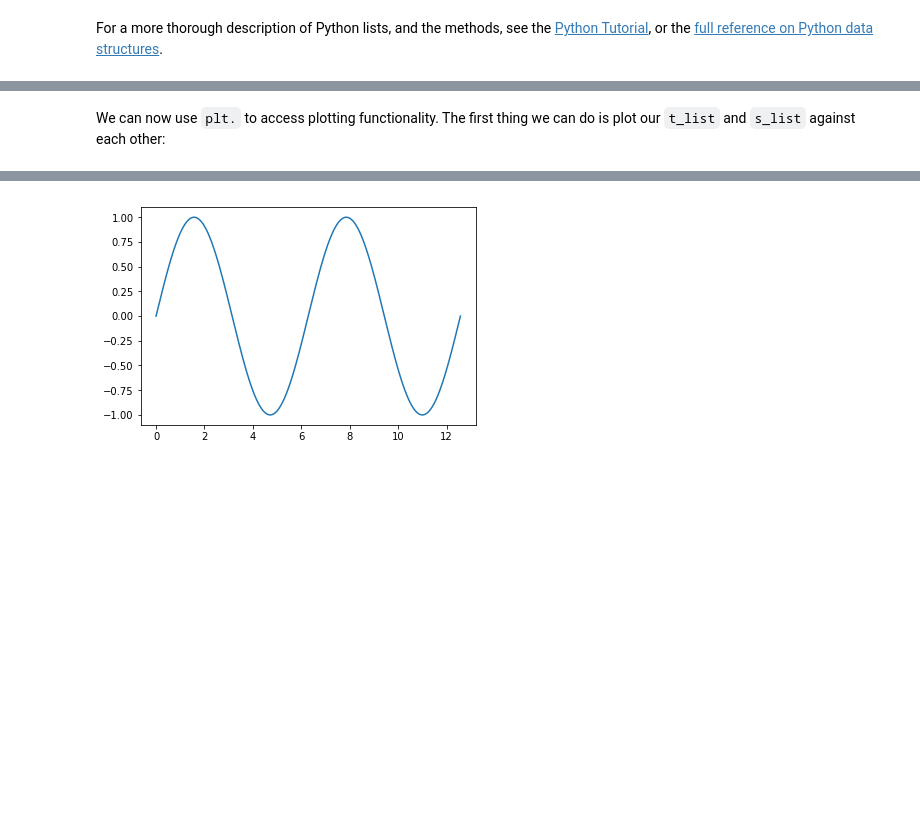
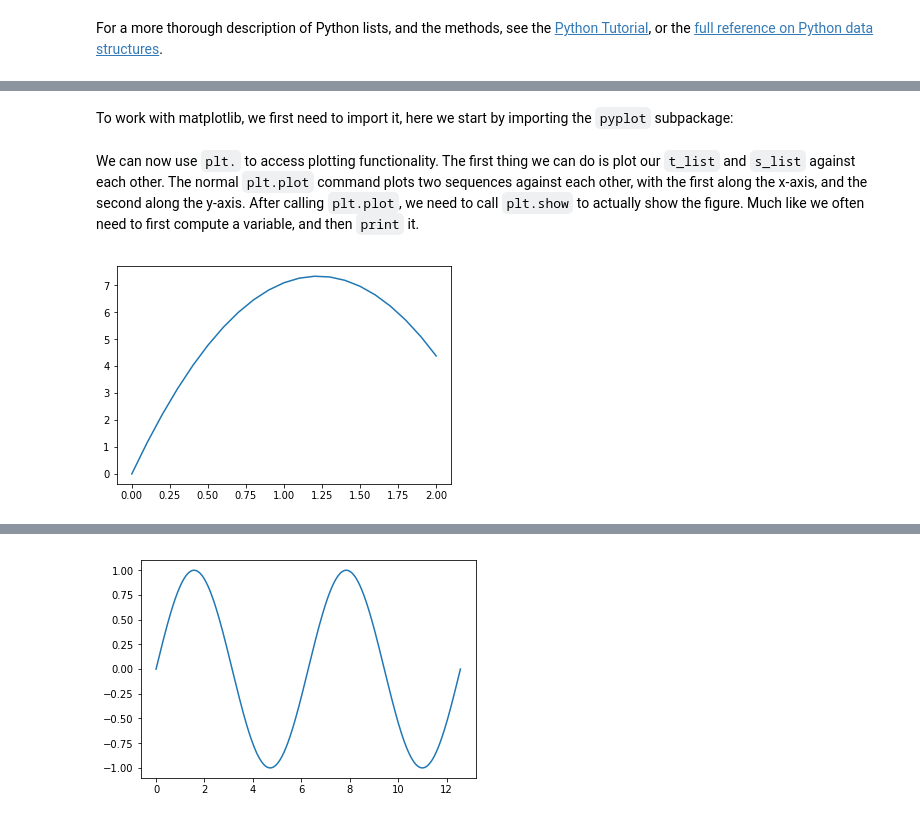
Before and after one commit to jvbrink/sintef, a Jupyter notebook: Intro_to_Python.ipynb, the cells around one changed output, grey strips where cells are left out. Saved outputs shown, nothing was run; the diff lists cells and outputs as text; code cells hidden in the pictures; blank space fills up the shorter version.

```diff
--- a/Intro_to_Python.ipynb
+++ b/Intro_to_Python.ipynb
@@ -733,4 +832,11 @@ One use for lists is plotting. Basic Python does not have access to plotting, an
+# %% [markdown]
+To work with matplotlib, we first need to import it, here we start by importing the `pyplot` subpackage:
 # %%
 import matplotlib.pyplot as plt
 # %% [markdown]
-We can now use `plt.` to access plotting functionality. The first thing we can do is plot our `t_list` and `s_list` against each other:
+We can now use `plt.` to access plotting functionality. The first thing we can do is plot our `t_list` and `s_list` against each other. The normal `plt.plot` command plots two sequences against each other, with the first along the x-axis, and the second along the y-axis. After calling `plt.plot`, we need to call `plt.show` to actually show the figure. Much like we often need to first compute a variable, and then `print` it.
+# %%
+plt.plot(t_list, s_list)
+plt.show()
+# %% [output]
+[figure, added]
```
Also changed, not shown: parts of 116 cells of this notebook.
